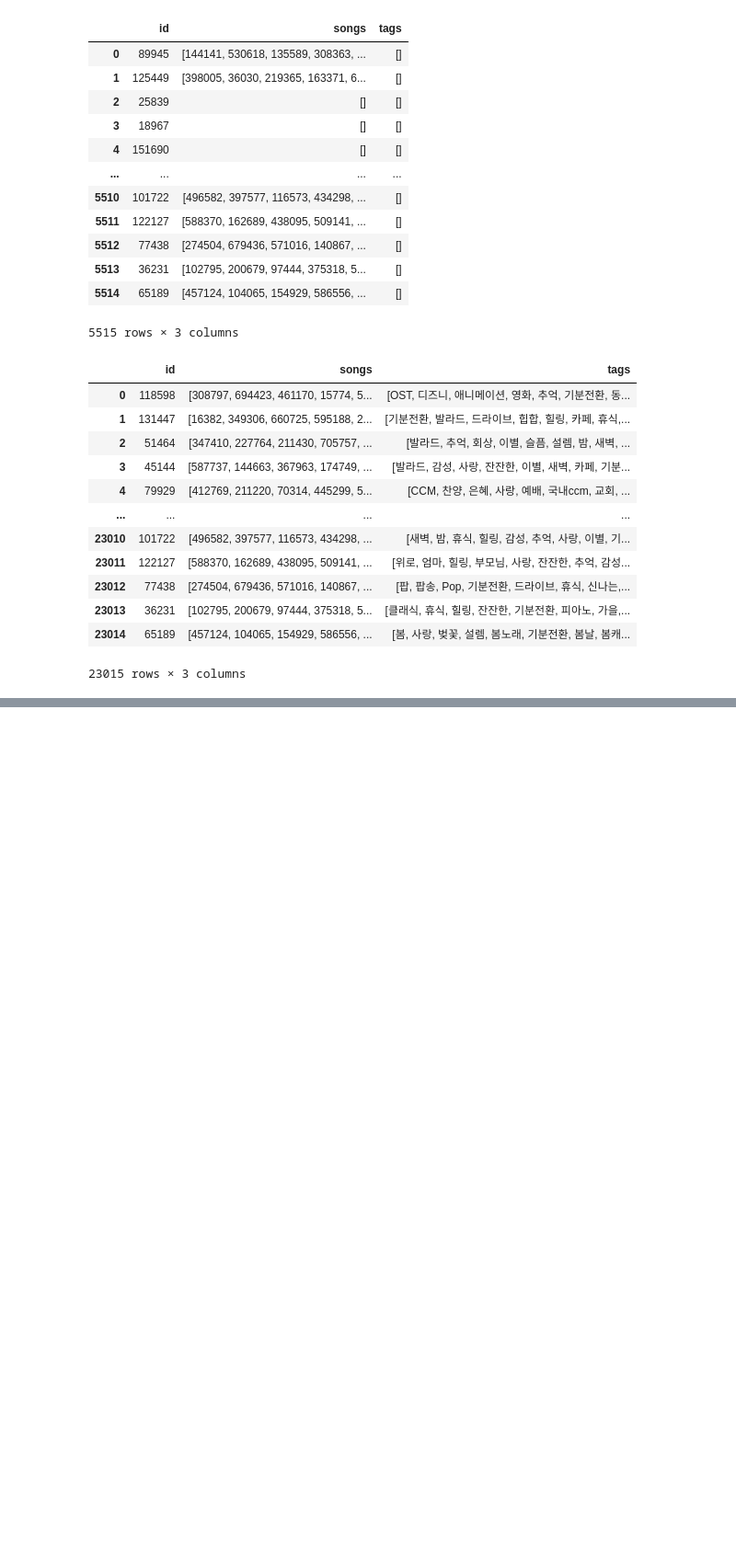
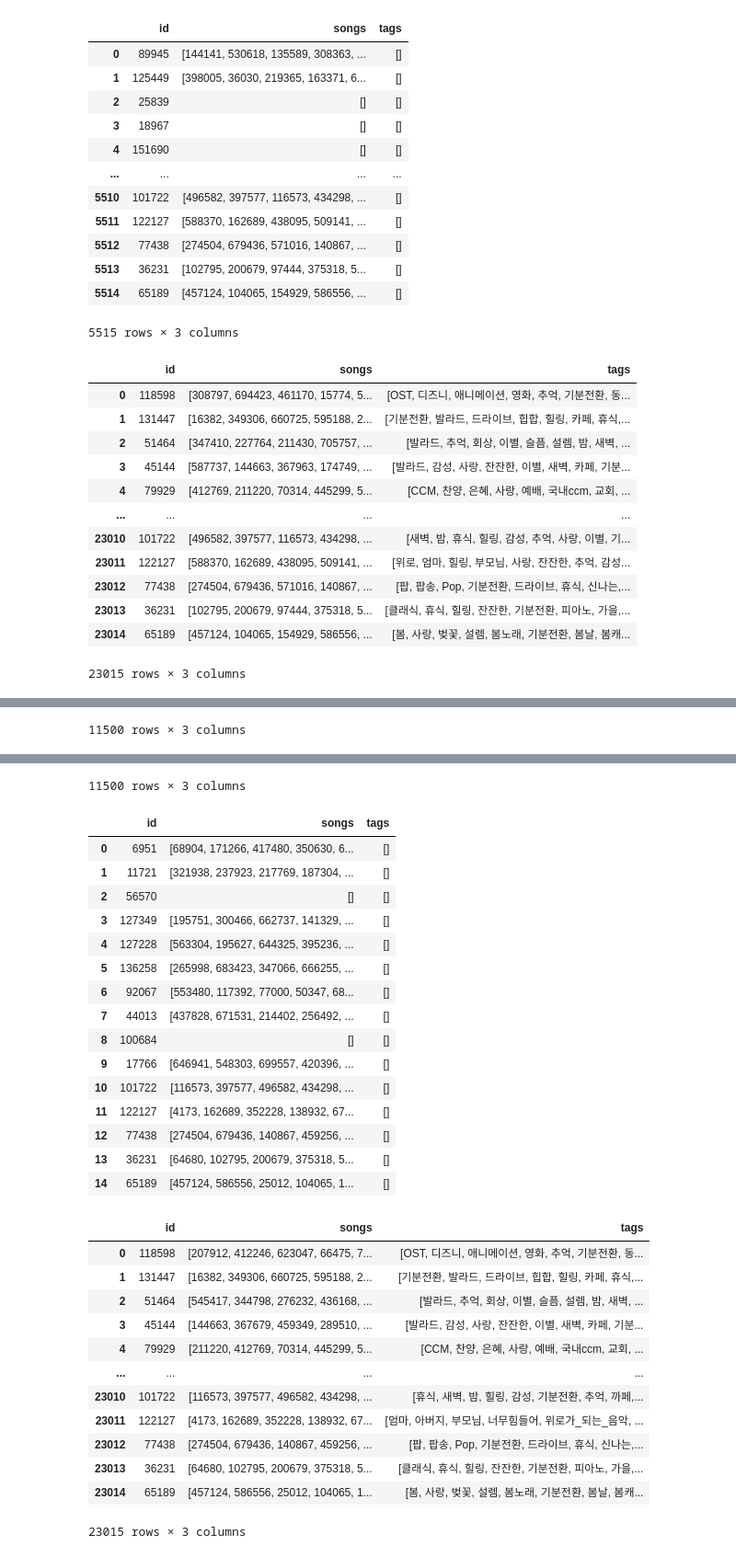
Before and after one commit to jehunyoo/Melon-Playlist-Continuation, a Jupyter notebook: submission.ipynb, the cells around one changed output, grey strips where cells are left out. Shown: that part at 92% size. Drawn from its saved outputs; the diff is of its cells as text; code cells hidden in the pictures; blank space fills up the shorter version.

Commit message:
submission ~ 20200721

```diff
--- a/submission.ipynb
+++ b/submission.ipynb
@@ -428,0 +486,14 @@ display(first, second, third, ans)
+# %%
+# neighbor1_a7b3
+first = pd.read_json('submission/neighbor1_a7b3/neighbor1_a7b3_first.json', orient='records')
+val = pd.read_json('res/val.json')
+best = pd.read_json('submission/lightknn_100_idf_rho04_tags-a05b05-songs_upgraded.json', orient='records')
+ans = first.copy()
+
+for i in val.index:
+    if val.songs[i] == []:
+        ans.at[i, 'songs'] = best.loc[i, 'songs']
+    ans.at[i, 'tags'] = best.loc[i, 'tags']
+ans.to_json('submission/neighbor1_a7b3/neighbor1_a7b3.json', orient='records')
+
+display(first, ans)
@@ -428,0 +653,14 @@ display(first, second, third, ans)
+# %%
+# Best Record(8)
+# neighbortag-beta1_a7b1
+best = pd.read_json('submission/neighbor2_a5b1/neighbor2_a5b1.json', orient='records')
+first = pd.read_json('submission/neighbor-tag_beta1_a7b1/neighbortag_beta1_a7b1.json', orient='recirds')
+val = pd.read_json('res/val.json')
+ans = best.copy()
+
+for i in val.index:
+    if val.tags[i] != []:
+        ans.at[i, 'tags'] = first.loc[i, 'tags']
+ans.to_json('submission/neighbor-tag_beta1_a7b1/neighbortag_beta1_a7b1_with_songs.json', orient='records')
+
+display(first, ans)
@@ -428,0 +694,18 @@ display(first, second, third, ans)
+# %%
+# neighbor2_a7b1
+first = pd.read_json('submission/neighbor2_a7b1/neighbor2_a7b1_first.json', orient='records')    # (0, 11500)
+second = pd.read_json('submission/neighbor2_a7b1/neighbor2_a7b1_second.json', orient='records')  # (11500, 23000)
+third = pd.read_json('submission/neighbor2_a7b1/neighbor2_a7b1_third.json', orient='records')    # (23000, 23015)
+val = pd.read_json('res/val.json')
+best_songs = pd.read_json('submission/lightknn_100_idf_rho04_tags-a05b05-songs_upgraded.json', orient='records')
+best_tags = pd.read_json('submission/neighbor-tag_beta1_a7b1/neighbortag_beta1_a7b1_with_songs.json', orient='records')
+ans = pd.concat([first, second, third], ignore_index=True)
+
+for i in val.index:
+    if val.songs[i] == []:
+        ans.at[i, 'songs'] = best_songs.loc[i, 'songs']
+    ans.at[i, 'tags'] = best_tags.loc[i, 'tags']
+ans.to_json('submission/neighbor2_a7b1/neighbor2_a7b1.json', orient='records')
+
+display(first, second, third, ans)
+# %% [output]
@@ -428,0 +724 @@ display(first, second, third, ans)
+11500 rows × 3 columns
@@ -428,0 +737,30 @@ display(first, second, third, ans)
+11500 rows × 3 columns
+|  | id | songs | tags |
+| 0 | 6951 | [68904, 171266, 417480, 350630, 6... | [] |
+| 1 | 11721 | [321938, 237923, 217769, 187304, ... | [] |
+| 2 | 56570 | [] | [] |
+| 3 | 127349 | [195751, 300466, 662737, 141329, ... | [] |
+| 4 | 127228 | [563304, 195627, 644325, 395236, ... | [] |
+| 5 | 136258 | [265998, 683423, 347066, 666255, ... | [] |
+| 6 | 92067 | [553480, 117392, 77000, 50347, 68... | [] |
+| 7 | 44013 | [437828, 671531, 214402, 256492, ... | [] |
+| 8 | 100684 | [] | [] |
+| 9 | 17766 | [646941, 548303, 699557, 420396, ... | [] |
+| 10 | 101722 | [116573, 397577, 496582, 434298, ... | [] |
+| 11 | 122127 | [4173, 162689, 352228, 138932, 67... | [] |
+| 12 | 77438 | [274504, 679436, 140867, 459256, ... | [] |
+| 13 | 36231 | [64680, 102795, 200679, 375318, 5... | [] |
+| 14 | 65189 | [457124, 586556, 25012, 104065, 1... | [] |
+|  | id | songs | tags |
+| 0 | 118598 | [207912, 412246, 623047, 66475, 7... | [OST, 디즈니, 애니메이션, 영화, 추억, 기분전환, 동... |
+| 1 | 131447 | [16382, 349306, 660725, 595188, 2... | [기분전환, 발라드, 드라이브, 힙합, 힐링, 카페, 휴식,... |
+| 2 | 51464 | [545417, 344798, 276232, 436168, ... | [발라드, 추억, 회상, 이별, 슬픔, 설렘, 밤, 새벽, ... |
+| 3 | 45144 | [144663, 367679, 459349, 289510, ... | [발라드, 감성, 사랑, 잔잔한, 이별, 새벽, 카페, 기분... |
+| 4 | 79929 | [211220, 412769, 70314, 445299, 5... | [CCM, 찬양, 은혜, 사랑, 예배, 국내ccm, 교회, ... |
+| ... | ... | ... | ... |
+| 23010 | 101722 | [116573, 397577, 496582, 434298, ... | [휴식, 새벽, 밤, 힐링, 감성, 기분전환, 추억, 까페,... |
+| 23011 | 122127 | [4173, 162689, 352228, 138932, 67... | [엄마, 아버지, 부모님, 너무힘들어, 위로가_되는_음악, ... |
+| 23012 | 77438 | [274504, 679436, 140867, 459256, ... | [팝, 팝송, Pop, 기분전환, 드라이브, 휴식, 신나는,... |
+| 23013 | 36231 | [64680, 102795, 200679, 375318, 5... | [클래식, 휴식, 힐링, 잔잔한, 기분전환, 피아노, 가을,... |
+| 23014 | 65189 | [457124, 586556, 25012, 104065, 1... | [봄, 사랑, 벚꽃, 설렘, 봄노래, 기분전환, 봄날, 봄캐... |
+23015 rows × 3 columns
```
Also changed, not shown: parts of 30 cells of this notebook.
